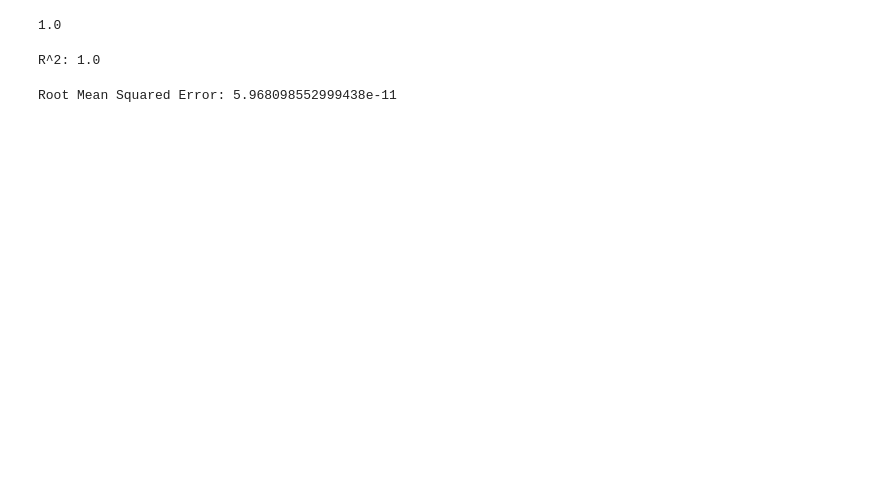
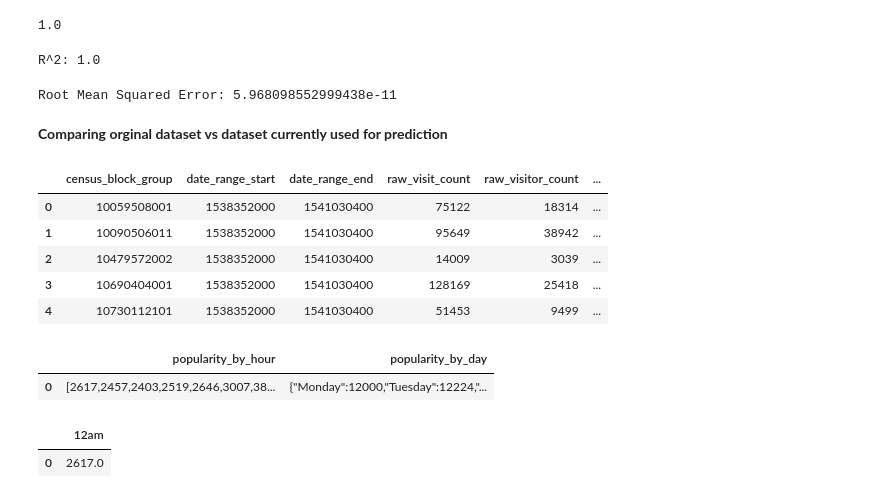
Before and after one commit to Crosita/Capstone-Project-1, a Jupyter notebook: Machine Learning_Capstone_1.ipynb, the cells around one changed output. Saved outputs shown, nothing was run; the diff lists cells and outputs as text; code cells hidden in the pictures; blank space fills up the shorter version.

```diff
--- a/Machine Learning_Capstone_1.ipynb
+++ b/Machine Learning_Capstone_1.ipynb
@@ -129,3 +152,29 @@ rmse = np.sqrt(mean_squared_error(y_test,y_pred))
 print("Root Mean Squared Error: {}".format(rmse))
 # %% [output]
 Root Mean Squared Error: 5.968098552999438e-11
+# %% [markdown]
+<b> Comparing orginal dataset vs dataset currently used for prediction</b>
+# %%
+file_path_or = '/Users/colinechabloz/Desktop/Datasets/'
+x_cols1_df_n_or = 'cbg_patterns.csv'
+# %%
+original_dataset = pd.read_csv((file_path_or+x_cols1_df_n_or), nrows=10)
+# %%
+original_dataset.head()
+# %% [output]
+|  | census_block_group | date_range_start | date_range_end | raw_visit_count | raw_visitor_count | ... |
+| 0 | 10059508001 | 1538352000 | 1541030400 | 75122 | 18314 | ... |
+| 1 | 10090506011 | 1538352000 | 1541030400 | 95649 | 38942 | ... |
+| 2 | 10479572002 | 1538352000 | 1541030400 | 14009 | 3039 | ... |
+| 3 | 10690404001 | 1538352000 | 1541030400 | 128169 | 25418 | ... |
+| 4 | 10730112101 | 1538352000 | 1541030400 | 51453 | 9499 | ... |
+# %%
+original_dataset.loc[original_dataset['census_block_group']==10059508001, ['popularity_by_hour','popularity_by_day']]
+# %% [output]
+|  | popularity_by_hour | popularity_by_day |
+| 0 | [2617,2457,2403,2519,2646,3007,38... | {"Monday":12000,"Tuesday":12224,"... |
+# %%
+x_cols1_df.loc[x_cols1_df['census_block_group']=='010059508001', ['12am']]
+# %% [output]
+|  | 12am |
+| 0 | 2617.0 |
```
Also changed, not shown: parts of 2 cells of this notebook.
